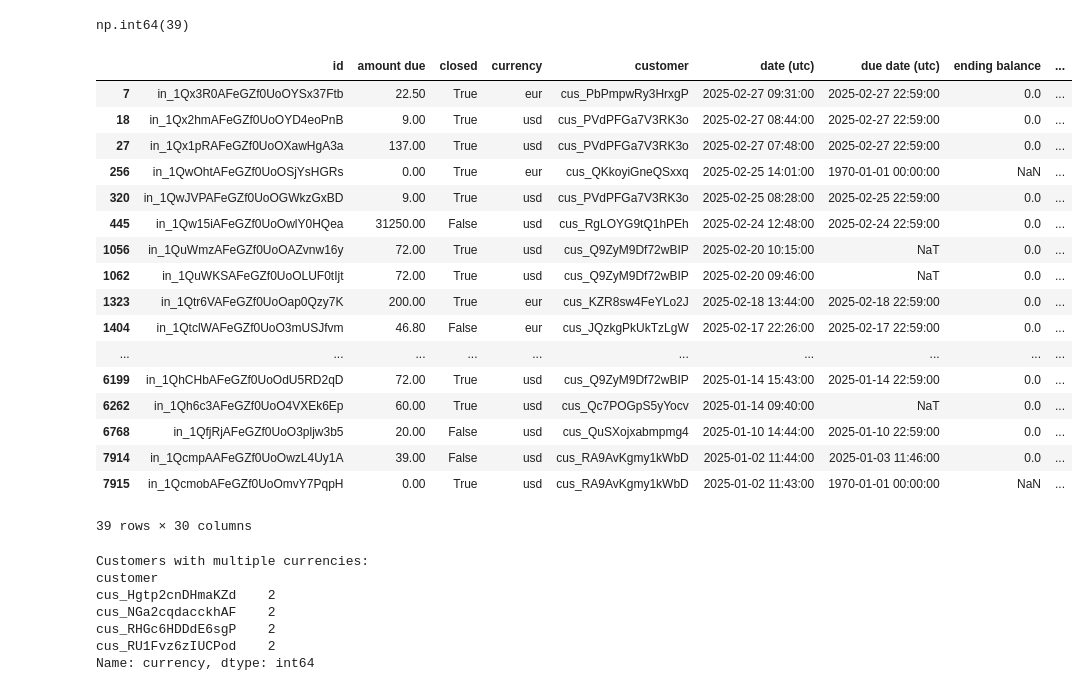
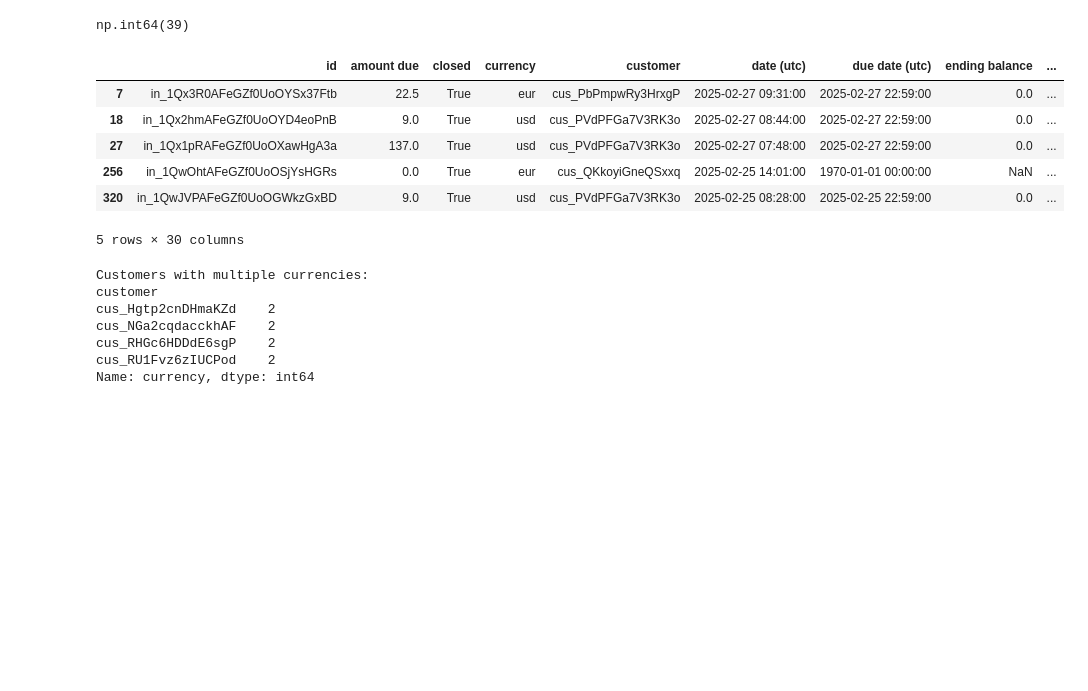
Before and after one commit to Idreece/surfe, a Jupyter notebook: notebooks/analysis.ipynb, the cells around one changed output. Saved outputs shown, nothing was run; the diff lists cells and outputs as text; code cells hidden in the pictures; blank space fills up the shorter version.

```diff
--- a/notebooks/analysis.ipynb
+++ b/notebooks/analysis.ipynb
@@ -130,26 +130,15 @@ df['subscription'].isna().sum()
 # %% [output]
 np.int64(39)
 # %%
-df[df['subscription'].isna()]
+df[df['subscription'].isna()].head()
 # %% [output]
 |  | id | amount due | closed | currency | customer | date (utc) | due date (utc) | ending balance | ... |
-| 7 | in_1Qx3R0AFeGZf0UoOYSx37Ftb | 22.50 | True | eur | cus_PbPmpwRy3HrxgP | 2025-02-27 09:31:00 | 2025-02-27 22:59:00 | 0.0 | ... |
-| 18 | in_1Qx2hmAFeGZf0UoOYD4eoPnB | 9.00 | True | usd | cus_PVdPFGa7V3RK3o | 2025-02-27 08:44:00 | 2025-02-27 22:59:00 | 0.0 | ... |
-| 27 | in_1Qx1pRAFeGZf0UoOXawHgA3a | 137.00 | True | usd | cus_PVdPFGa7V3RK3o | 2025-02-27 07:48:00 | 2025-02-27 22:59:00 | 0.0 | ... |
-| 256 | in_1QwOhtAFeGZf0UoOSjYsHGRs | 0.00 | True | eur | cus_QKkoyiGneQSxxq | 2025-02-25 14:01:00 | 1970-01-01 00:00:00 | NaN | ... |
-| 320 | in_1QwJVPAFeGZf0UoOGWkzGxBD | 9.00 | True | usd | cus_PVdPFGa7V3RK3o | 2025-02-25 08:28:00 | 2025-02-25 22:59:00 | 0.0 | ... |
-| 445 | in_1Qw15iAFeGZf0UoOwlY0HQea | 31250.00 | False | usd | cus_RgLOYG9tQ1hPEh | 2025-02-24 12:48:00 | 2025-02-24 22:59:00 | 0.0 | ... |
-| 1056 | in_1QuWmzAFeGZf0UoOAZvnw16y | 72.00 | True | usd | cus_Q9ZyM9Df72wBIP | 2025-02-20 10:15:00 | NaT | 0.0 | ... |
-| 1062 | in_1QuWKSAFeGZf0UoOLUF0tIjt | 72.00 | True | usd | cus_Q9ZyM9Df72wBIP | 2025-02-20 09:46:00 | NaT | 0.0 | ... |
-| 1323 | in_1Qtr6VAFeGZf0UoOap0Qzy7K | 200.00 | True | eur | cus_KZR8sw4FeYLo2J | 2025-02-18 13:44:00 | 2025-02-18 22:59:00 | 0.0 | ... |
-| 1404 | in_1QtclWAFeGZf0UoO3mUSJfvm | 46.80 | False | eur | cus_JQzkgPkUkTzLgW | 2025-02-17 22:26:00 | 2025-02-17 22:59:00 | 0.0 | ... |
-| ... | ... | ... | ... | ... | ... | ... | ... | ... | ... |
-| 6199 | in_1QhCHbAFeGZf0UoOdU5RD2qD | 72.00 | True | usd | cus_Q9ZyM9Df72wBIP | 2025-01-14 15:43:00 | 2025-01-14 22:59:00 | 0.0 | ... |
-| 6262 | in_1Qh6c3AFeGZf0UoO4VXEk6Ep | 60.00 | True | usd | cus_Qc7POGpS5yYocv | 2025-01-14 09:40:00 | NaT | 0.0 | ... |
-| 6768 | in_1QfjRjAFeGZf0UoO3pljw3b5 | 20.00 | False | usd | cus_QuSXojxabmpmg4 | 2025-01-10 14:44:00 | 2025-01-10 22:59:00 | 0.0 | ... |
-| 7914 | in_1QcmpAAFeGZf0UoOwzL4Uy1A | 39.00 | False | usd | cus_RA9AvKgmy1kWbD | 2025-01-02 11:44:00 | 2025-01-03 11:46:00 | 0.0 | ... |
-| 7915 | in_1QcmobAFeGZf0UoOmvY7PqpH | 0.00 | True | usd | cus_RA9AvKgmy1kWbD | 2025-01-02 11:43:00 | 1970-01-01 00:00:00 | NaN | ... |
+| 7 | in_1Qx3R0AFeGZf0UoOYSx37Ftb | 22.5 | True | eur | cus_PbPmpwRy3HrxgP | 2025-02-27 09:31:00 | 2025-02-27 22:59:00 | 0.0 | ... |
+| 18 | in_1Qx2hmAFeGZf0UoOYD4eoPnB | 9.0 | True | usd | cus_PVdPFGa7V3RK3o | 2025-02-27 08:44:00 | 2025-02-27 22:59:00 | 0.0 | ... |
+| 27 | in_1Qx1pRAFeGZf0UoOXawHgA3a | 137.0 | True | usd | cus_PVdPFGa7V3RK3o | 2025-02-27 07:48:00 | 2025-02-27 22:59:00 | 0.0 | ... |
+| 256 | in_1QwOhtAFeGZf0UoOSjYsHGRs | 0.0 | True | eur | cus_QKkoyiGneQSxxq | 2025-02-25 14:01:00 | 1970-01-01 00:00:00 | NaN | ... |
+| 320 | in_1QwJVPAFeGZf0UoOGWkzGxBD | 9.0 | True | usd | cus_PVdPFGa7V3RK3o | 2025-02-25 08:28:00 | 2025-02-25 22:59:00 | 0.0 | ... |
-39 rows × 30 columns
+5 rows × 30 columns
 # %%
 currency_counts = df.groupby('customer')['currency'].nunique()
 
```
Also changed, not shown: parts of 3 cells of this notebook.
